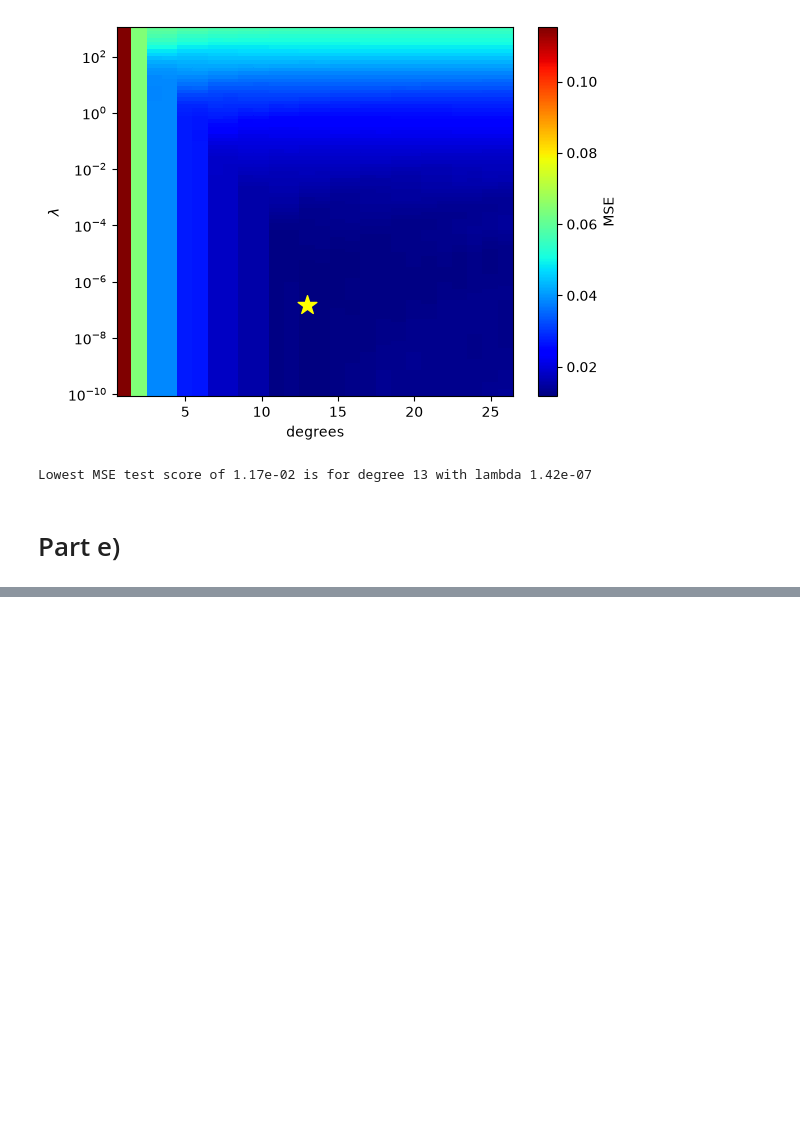
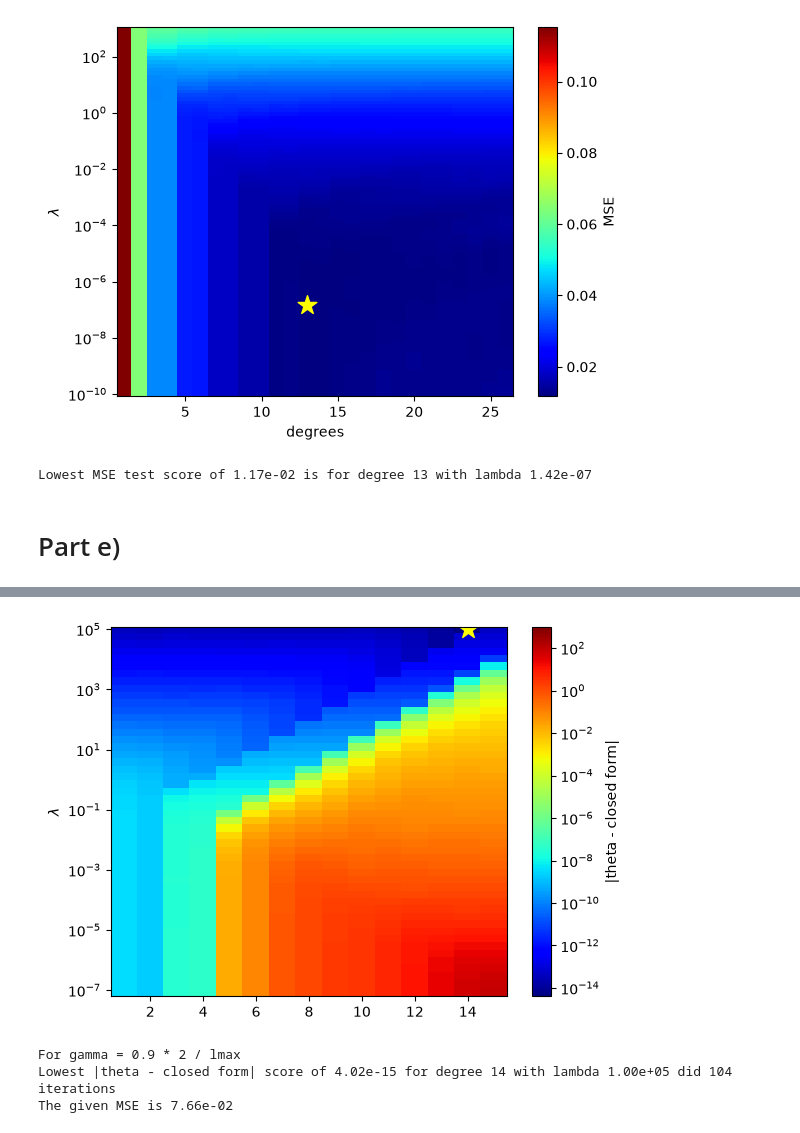
Before and after one commit to art-is-0/firsstik, a Jupyter notebook: Project1/Project1.ipynb, the cells around one changed output, grey strips where cells are left out. Drawn from its saved outputs; the diff is of its cells as text; code cells hidden in the pictures; blank space fills up the shorter version.

```diff
--- a/Project1/Project1.ipynb
+++ b/Project1/Project1.ipynb
@@ -372,0 +477,29 @@ max |AD - analytical| = 1.7763568394002505e-15
+# %%
+from matplotlib.colors import LogNorm
+
+index = np.unravel_index(np.nanargmin(diff[0]), (max_deg, n_lambdas))
+
+plt.yscale('log')
+plt.pcolor(X, Y, diff[0], shading='auto', cmap='jet', norm=LogNorm(vmax=1e3))
+plt.colorbar(label="|theta - closed form|")
+plt.scatter(index[0] + 1, lambdas[index[1]], s=200, color='yellow', marker='*')
+plt.xlabel('')
+plt.ylabel(r'$\lambda$')
+plt.show()
+
+print(f"For gamma = 0.9 * 2 / lmax")
+print(f"Lowest |theta - closed form| score of {diff[0,index[0], index[1]]:.2e} for degree {index[0] + 1} with lambda {lambdas[index[1]]:.2e} did {iters[0, index[0], index[1]]:.0f} iterations")
+
+X_train, X_test = create_feature_matrix(x_train, x_test, degree=index[0] + 1)
+lam = lambdas[index[1]]
+eigs = hessian_eigs(X_train, lam)
+lmax, lmin = eigs.max(), eigs.min()
+hist, its, err = gradient_descent(X_train, y_train, 0.9 * 2 / lmax, num_iters=2000, lam=lam)
+Y_test = X_test @ hist[-1]
+MSE = MSE_score(y_test, Y_test)
+print(f"The given MSE is {MSE:.2e}")
+# %% [output]
+[figure, added]
+For gamma = 0.9 * 2 / lmax
+Lowest |theta - closed form| score of 4.02e-15 for degree 14 with lambda 1.00e+05 did 104 iterations
+The given MSE is 7.66e-02
```
Also changed, not shown: parts of 8 cells of this notebook.
